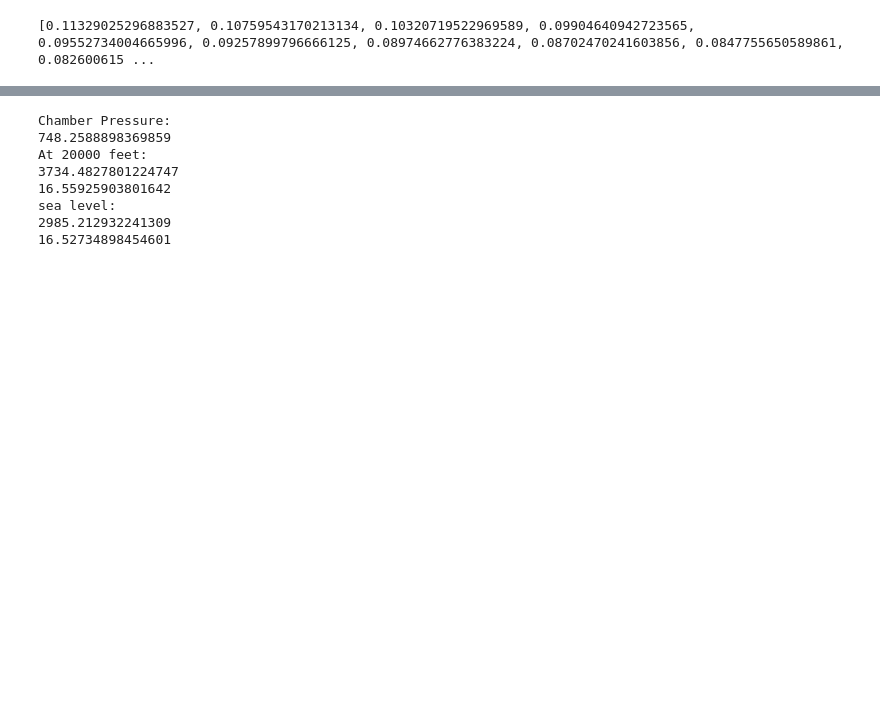
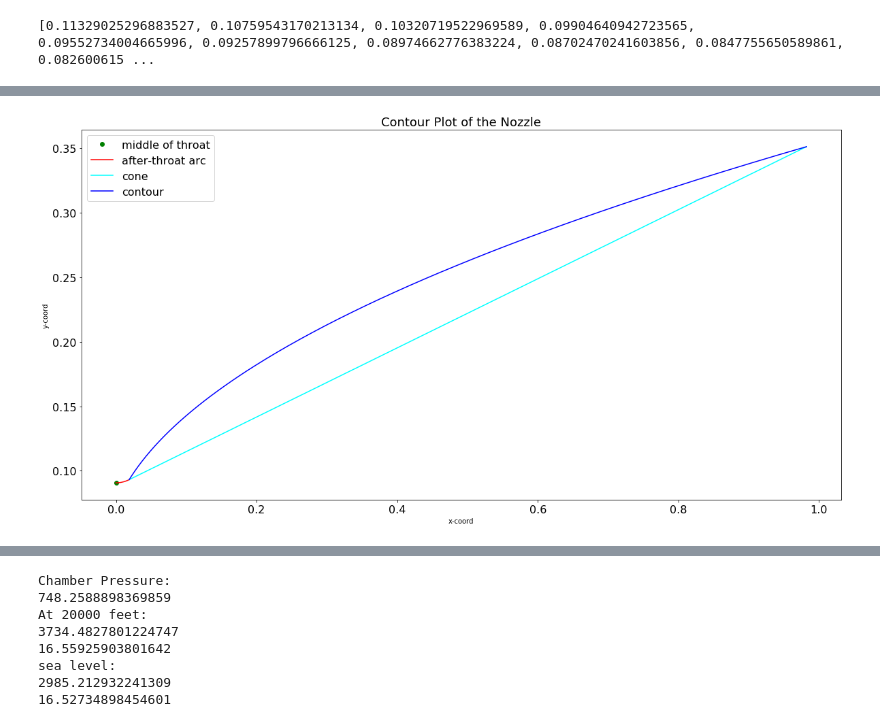
Before and after one commit to BananaBonanza/rocketProp, a Jupyter notebook: aae439Hw3.ipynb, the cells around one changed output, grey strips where cells are left out. Saved outputs shown, nothing was run; the diff lists cells and outputs as text; code cells hidden in the pictures; blank space fills up the shorter version.

```diff
--- a/aae439Hw3.ipynb
+++ b/aae439Hw3.ipynb
@@ -92,0 +223,27 @@ print(p2)
+# %%
+####### CONTOUR PLOT ########
+plt.figure(figsize=(20,10))
+plt.rc('xtick', labelsize=16)
+plt.rc('ytick', labelsize=16)
+#
+plt.plot(0,r_t,'ro', color='green',label='middle of throat')
+plt.plot(wtdX, wtdY, '-', color='red', label='after-throat arc')
+plt.plot([wtdX[-1],noz_x],[wtdY[-1],r_e],'-',color='cyan', label='cone')
+#
+#plt.plot(nozConX,nozConY,'-', color='purple')
+#plt.plot([item[0] for item in nozConXY],[item[1] for item in nozConXY],'-',color='purple')
+plt.plot([item[0] for item in nozXYRot],[item[1] for item in nozXYRot],'-',color = 'blue',label = 'contour')
+#
+plt.title('Contour Plot of the Nozzle', fontsize=18)
+#plt.xlim(0,0.05)
+#plt.ylim(0,0.1)
+plt.xlabel('x-coord')
+plt.ylabel('y-coord')
+plt.legend(loc=2, fontsize=16)
+#
+#plt.savefig('figure')
+#
+plt.show()
+plt.close()
+# %% [output]
+[figure, added]
```
Also changed, not shown: parts of 14 cells of this notebook.
